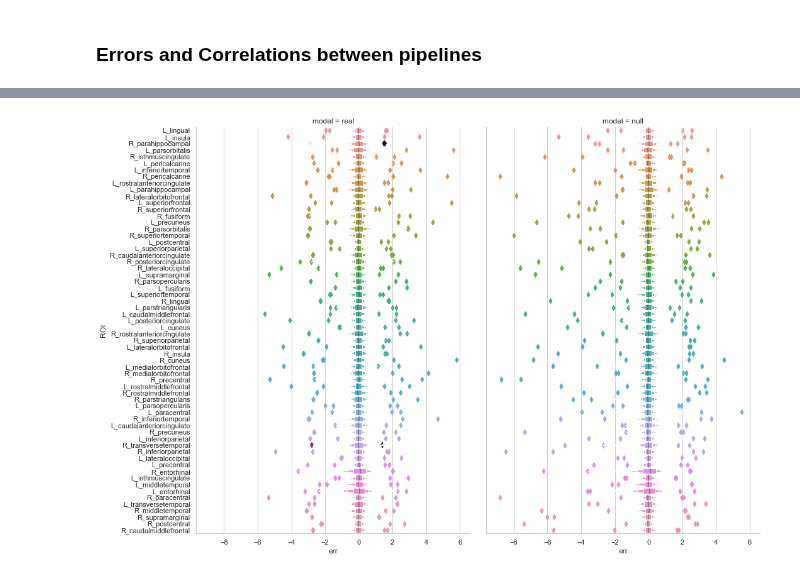
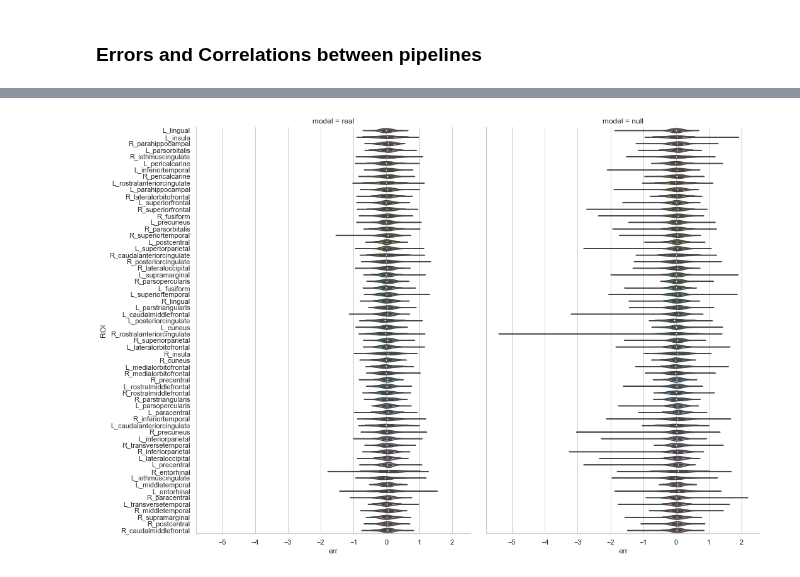
Before and after one commit to neurodatascience/compare-surf-tools, a Jupyter notebook: notebooks/learn_pipeline_transforms.ipynb, the cells around one changed output, grey strips where cells are left out. Cells and saved outputs as stored; diff of their text form; code cells hidden in the pictures.

```diff
--- a/notebooks/learn_pipeline_transforms.ipynb
+++ b/notebooks/learn_pipeline_transforms.ipynb
@@ -300,9 +165,9 @@ def test_network(sess,model,data):
 # %%
-n_splits = 10
+n_splits = 1
 test_size = 0.2
 
-input_pipe = 'civet'
-output_pipe = 'fs60'
+input_pipe = 'fs60'
+output_pipe = 'civet'
 
 ml_demograph = master_df[master_df['pipeline']=='fs60'][[subject_ID_col,'DX_GROUP','SEX']]
 X = master_df[master_df['pipeline']==input_pipe][[subject_ID_col] + common_roi_cols]
@@ -353,12 +208,13 @@ lr = 0.01
 n_epochs = 50
 validate_after = 10
 batch_size = 20
-dropout = 0.8 #keep_prob
+dropout = 11 #keep_prob
 verbose = False # Do you want to print perf after every epoch??
 save_model = False
 save_model_path = './'
 
-net_arch = {'input':62,'n_layers':5,'l1':10,'l2':10,'l3':10,'l4':10,'l5':10,'output':62,'reg':0.01}
+net_arch = {'input':62,'n_layers':5,'l1':10,'l2':10,'l3':10,'l4':10,'l5':10,'output':62,
+            'reg':0.01, 'loss_type':'mse'}
 
 test_err_melt_concat = pd.DataFrame()
 
@@ -503,8 +356,8 @@ model predictions vs pipeline 2 correlation: 0.05
 # %%
 plot_df = test_err_melt_concat
 sns.set(font_scale=1)
 with sns.axes_style("whitegrid"):
     g = sns.catplot(x='err',y='ROI',order=common_roi_cols,col='model',
-                data=plot_df,aspect=0.75,height=10,kind='boxen')
+                data=plot_df,aspect=0.75,height=10,kind='violin')
 # %% [output]
-[figure, old version]
+[figure, new version]
```
Also changed, not shown: parts of 8 cells of this notebook, 1 other file.
